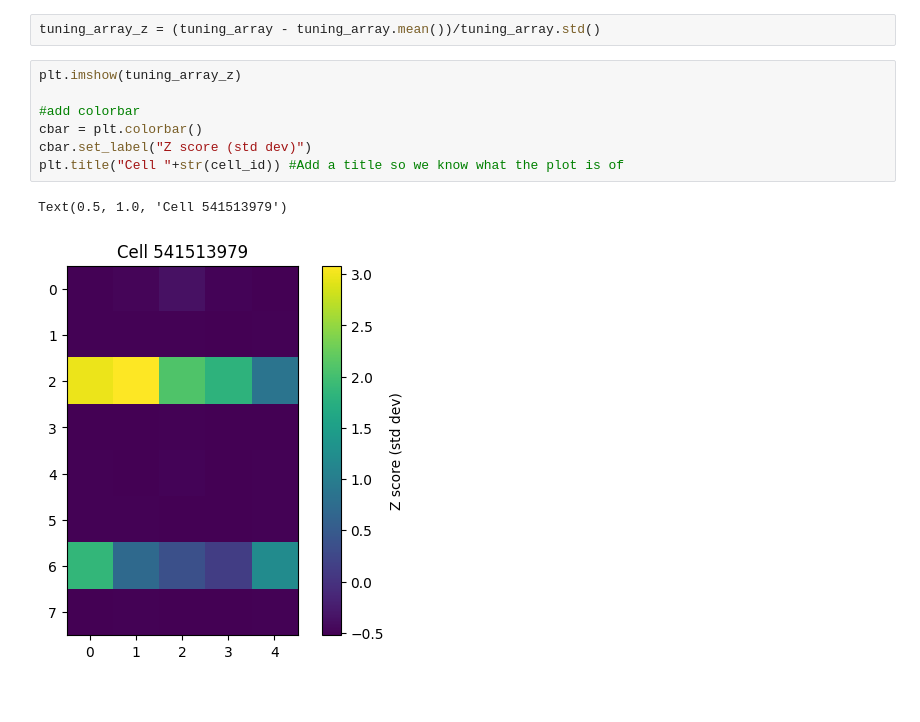
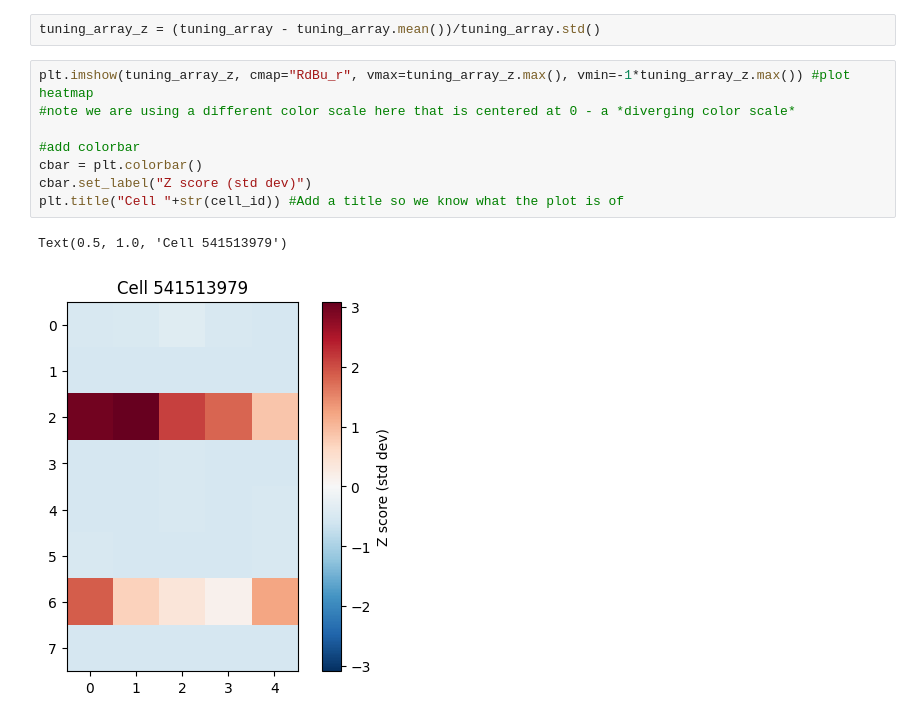
Before and after one commit to saskiad/AMATH_BrainObservatory_Tutorial, a Jupyter notebook: VisualCoding/1_Tuning_curve.ipynb, the cells around one changed output. Drawn from its saved outputs; the diff is of its cells as text.

Commit message:
Added figure

```diff
--- a/VisualCoding/1_Tuning_curve.ipynb
+++ b/VisualCoding/1_Tuning_curve.ipynb
@@ -465,12 +467,13 @@ cbar.set_label("Mean DF/F")
 # %%
 tuning_array_z = (tuning_array - tuning_array.mean())/tuning_array.std()
 # %%
-plt.imshow(tuning_array_z)
+plt.imshow(tuning_array_z, cmap="RdBu_r", vmax=tuning_array_z.max(), vmin=-1*tuning_array_z.max()) #plot heatmap
+#note we are using a different color scale here that is centered at 0 - a *diverging color scale*
 
 #add colorbar
 cbar = plt.colorbar()
 cbar.set_label("Z score (std dev)")
 plt.title("Cell "+str(cell_id)) #Add a title so we know what the plot is of
 # %% [output]
 Text(0.5, 1.0, 'Cell 541513979')
-[figure, old version]
+[figure, new version]
```
Also changed, not shown: parts of 2 cells of this notebook.
